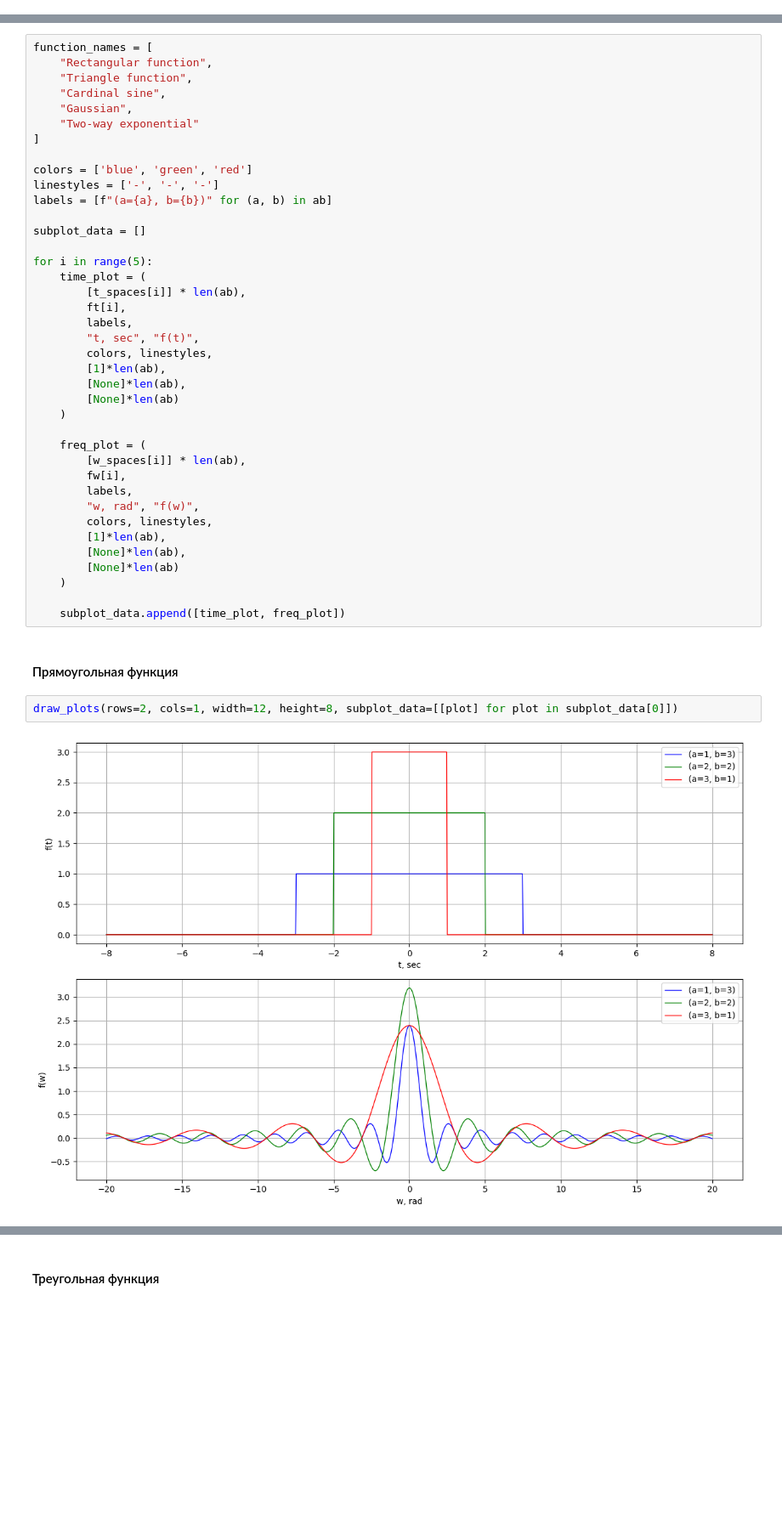
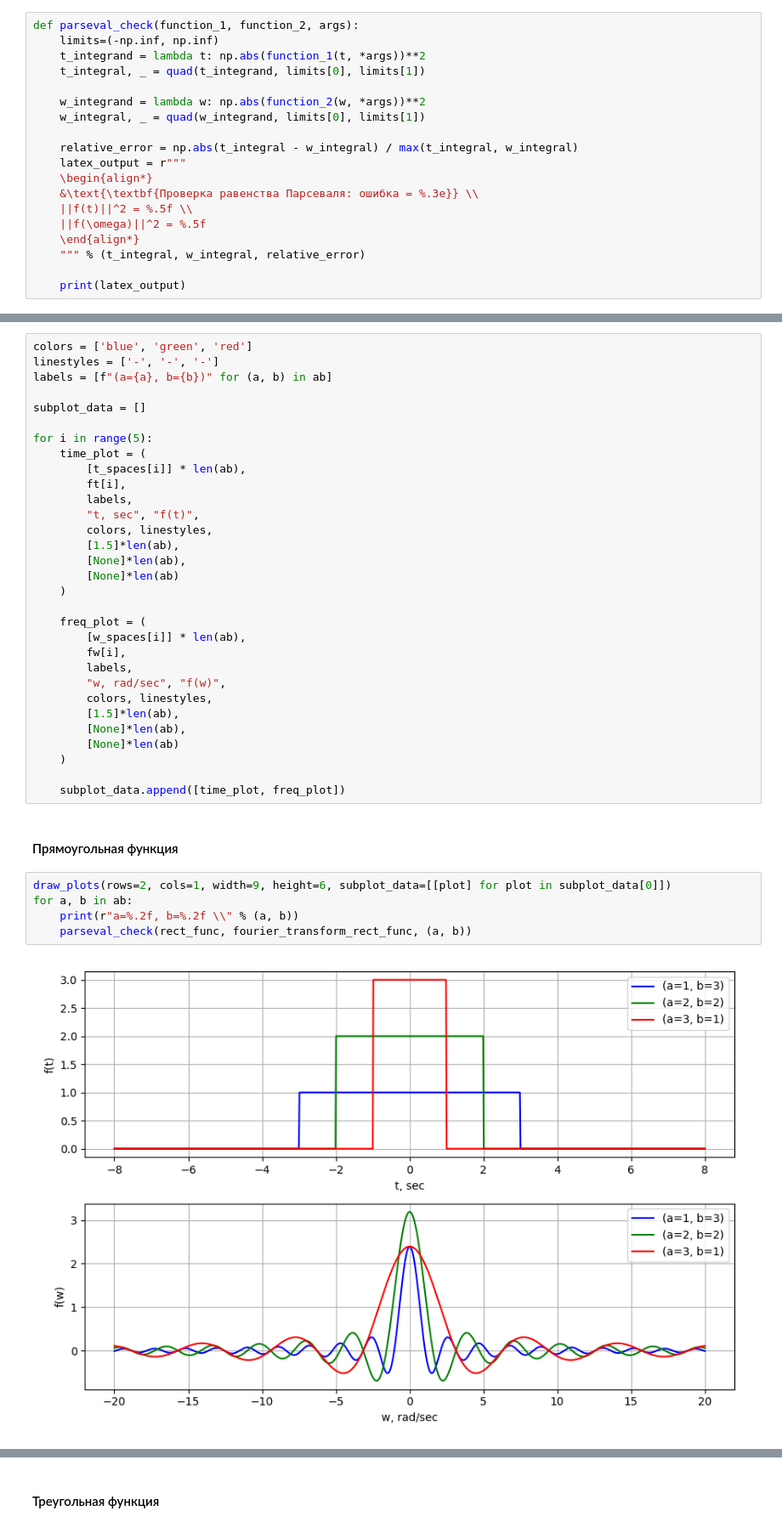
Before and after one commit to n-sukhov/ITMO-courses, a Jupyter notebook: Fourier_Methods/Lab2/Lab2.ipynb, the cells around one changed output, grey strips where cells are left out. Shown at 85% size. Cells and saved outputs as stored; diff of their text form; blank space fills up the shorter version.

Commit message:
FM: parseval 1 task

```diff
--- a/Fourier_Methods/Lab2/Lab2.ipynb
+++ b/Fourier_Methods/Lab2/Lab2.ipynb
@@ -88,3 +92,22 @@ fourier_transform_two_way_attenuation = lambda w, a, b: a * b * np.sqrt(2 / np.p
+# %%
+def parseval_check(function_1, function_2, args):
+    limits=(-np.inf, np.inf)
+    t_integrand = lambda t: np.abs(function_1(t, *args))**2
+    t_integral, _ = quad(t_integrand, limits[0], limits[1])
+
+    w_integrand = lambda w: np.abs(function_2(w, *args))**2
+    w_integral, _ = quad(w_integrand, limits[0], limits[1])
+
+    relative_error = np.abs(t_integral - w_integral) / max(t_integral, w_integral)
+    latex_output = r"""
+    \begin{align*}
+    &\text{\textbf{Проверка равенства Парсеваля: ошибка = %.3e}} \\
+    ||f(t)||^2 = %.5f \\
+    ||f(\omega)||^2 = %.5f
+    \end{align*}
+    """ % (t_integral, w_integral, relative_error)
+
+    print(latex_output)
 # %% [markdown]
 ### Построим графики
 # %%
@@ -117,14 +140,6 @@ fw = [
     [[fourier_transform_two_way_attenuation(w, a, b) for w in w_spaces[4]] for (a, b) in ab]
 ]
 # %%
-function_names = [
-    "Rectangular function",
-    "Triangle function",
-    "Cardinal sine",
-    "Gaussian",
-    "Two-way exponential"
-]
-
 colors = ['blue', 'green', 'red']
 linestyles = ['-', '-', '-']
 labels = [f"(a={a}, b={b})" for (a, b) in ab]
@@ -138,7 +153,7 @@ for i in range(5):
         labels,
         "t, sec", "f(t)",
         colors, linestyles,
-        [1]*len(ab),
+        [1.5]*len(ab),
         [None]*len(ab),
         [None]*len(ab)
     )
@@ -147,9 +162,9 @@ for i in range(5):
         [w_spaces[i]] * len(ab),
         fw[i],
         labels,
-        "w, rad", "f(w)",
+        "w, rad/sec", "f(w)",
         colors, linestyles,
-        [1]*len(ab),
+        [1.5]*len(ab),
         [None]*len(ab),
         [None]*len(ab)
     )
@@ -158,6 +173,9 @@ for i in range(5):
 # %% [markdown]
 #### Прямоугольная функция
 # %%
-draw_plots(rows=2, cols=1, width=12, height=8, subplot_data=[[plot] for plot in subplot_data[0]])
+draw_plots(rows=2, cols=1, width=9, height=6, subplot_data=[[plot] for plot in subplot_data[0]])
+for a, b in ab:
+    print(r"a=%.2f, b=%.2f \\" % (a, b))
+    parseval_check(rect_func, fourier_transform_rect_func, (a, b))
 # %% [output]
-[figure, old version]
+[figure, new version]
```
Also changed, not shown: parts of 7 cells of this notebook, 5 other files.
